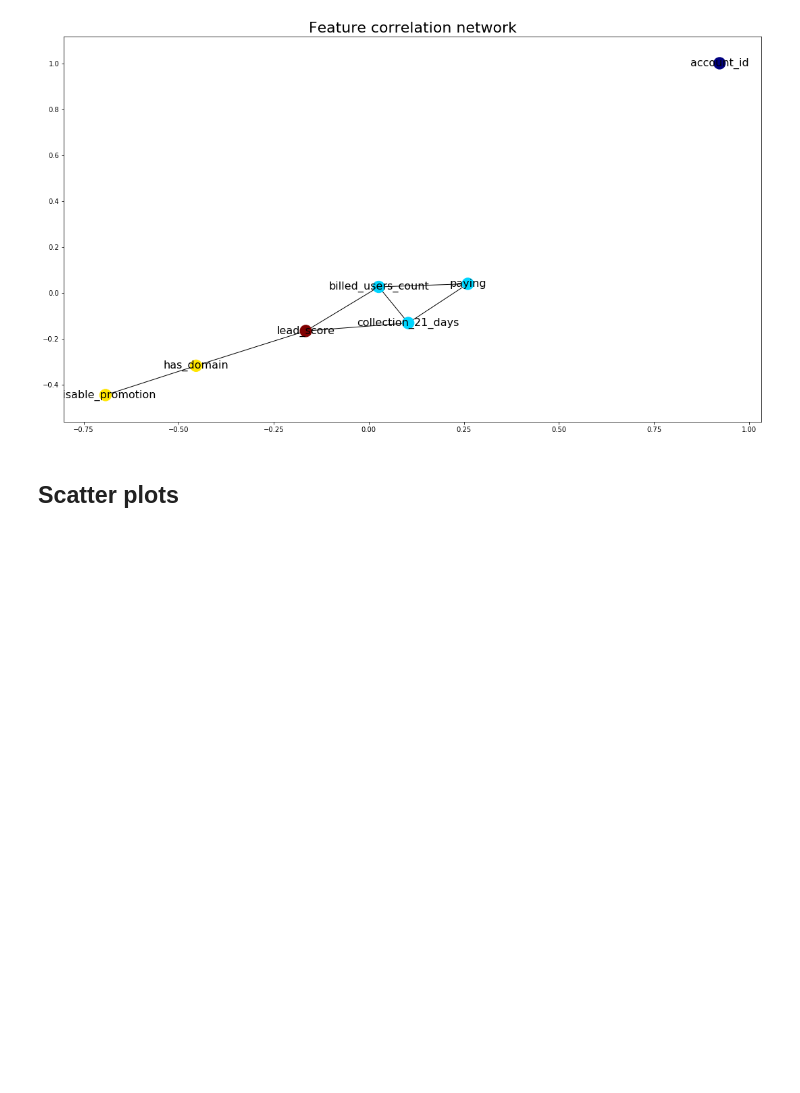
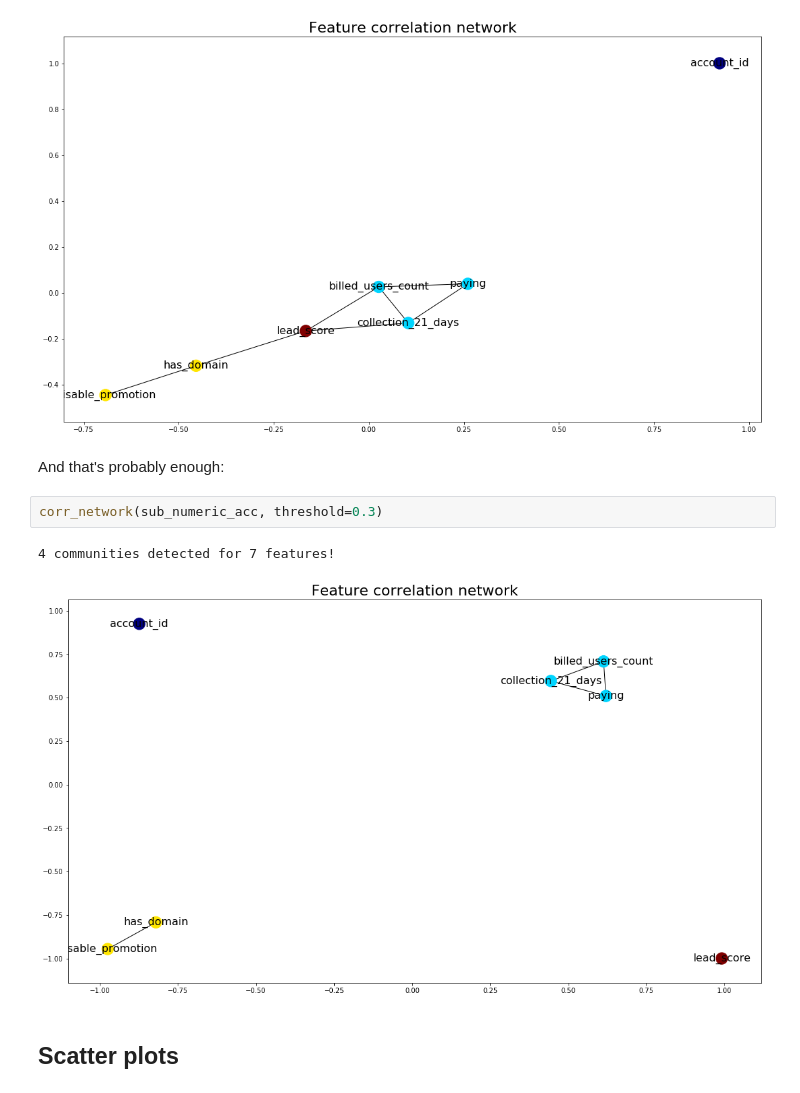
Before and after one commit to DataHackIL/DataLearn-ML-Intro-2019, a Jupyter notebook: part_4.EDA.ipynb, the cells around one changed output. Saved outputs shown, nothing was run; the diff lists cells and outputs as text; blank space fills up the shorter version.

```diff
--- a/part_4.EDA.ipynb
+++ b/part_4.EDA.ipynb
@@ -290,6 +290,13 @@ corr_network(sub_numeric_acc, threshold=0.2)
 # %% [output]
 4 communities detected for 7 features!
 [figure]
+# %% [markdown]
+And that's probably enough:
+# %%
+corr_network(sub_numeric_acc, threshold=0.3)
+# %% [output]
+4 communities detected for 7 features!
+[figure, added]
 # %% [markdown]
 ## Scatter plots
 # %%
```
Also changed, not shown: parts of 1 cell of this notebook.
